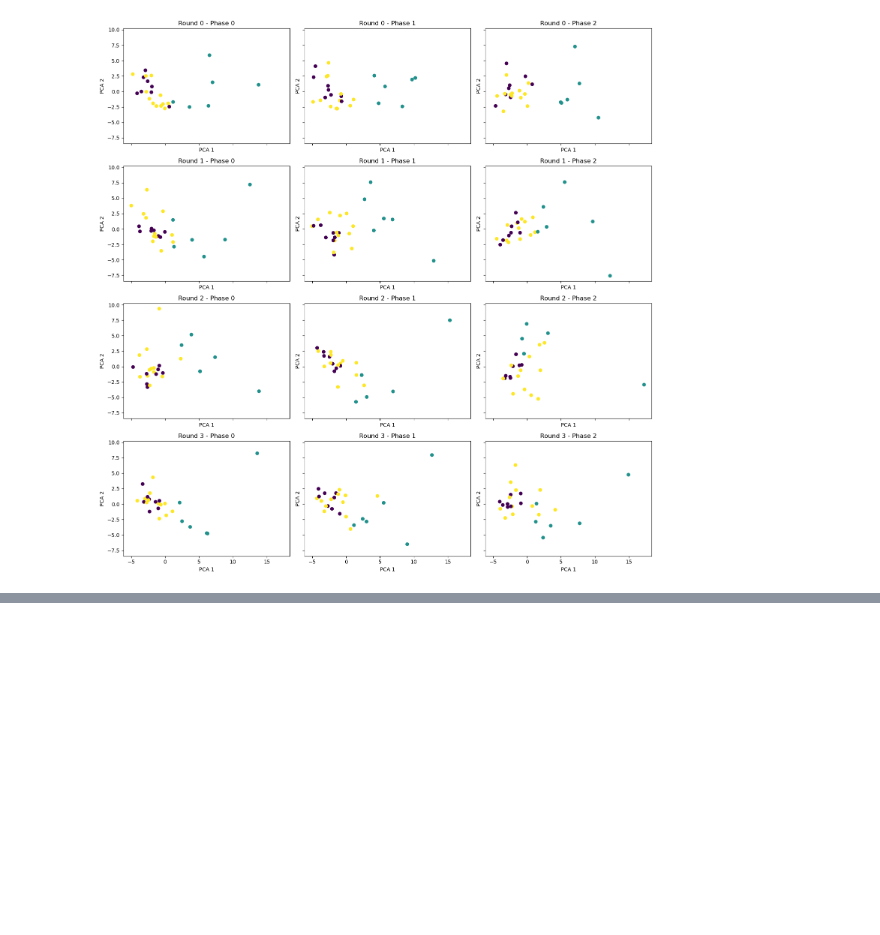
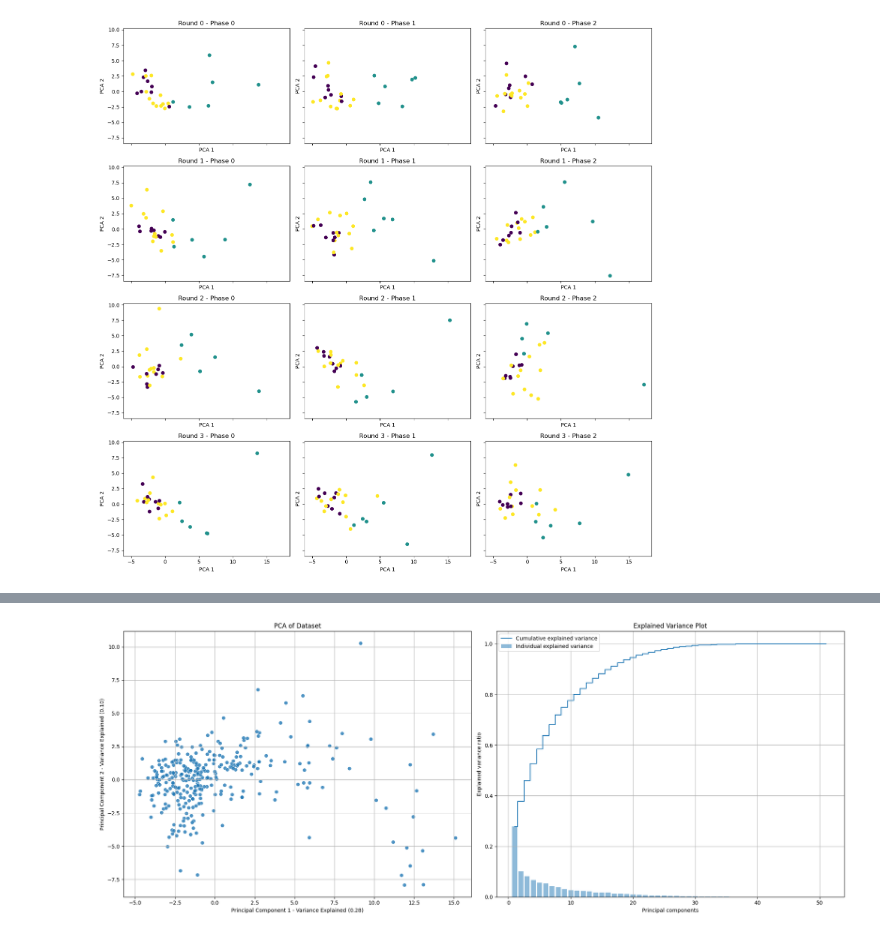
Before and after one commit to SorenBlattBendtsen/02582, a Jupyter notebook: Assignment_2/clusters_vs_emotions_pca.ipynb, the cells around one changed output, grey strips where cells are left out. Cells and saved outputs as stored; diff of their text form; code cells hidden in the pictures; blank space fills up the shorter version.

```diff
--- a/Assignment_2/clusters_vs_emotions_pca.ipynb
+++ b/Assignment_2/clusters_vs_emotions_pca.ipynb
@@ -542,0 +590,37 @@ plt.show()
+# %%
+from sklearn.decomposition import PCA
+df = standardize(data[num_cols])
+# PCA
+pca = PCA()  # Reduce to 2 dimensions for visualization
+principal_components = pca.fit_transform(df[num_cols])
+principal_df = pd.DataFrame(data=principal_components[:,[0,1]], columns=['PC1', 'PC2'])
+principal_top_25 = pd.DataFrame(data=principal_components[:,[:25]], columns=['PC1', 'PC2', 'PC3', 'PC4', 'PC5', 'PC6', 'PC7', 'PC8', 'PC9', 'PC10', 'PC11', 'PC12', 'PC13', 'PC14', 'PC15', 'PC16', 'PC17', 'PC18', 'PC19', 'PC20', 'PC21', 'PC22', 'PC23', 'PC24', 'PC25']])
+# Explained variance ratio
+explained_variance = pca.explained_variance_ratio_
+
+# Plotting
+fig, axs = plt.subplots(1, 2,figsize=(20, 8))
+ax = axs[0]
+sns.scatterplot(x='PC1', y='PC2', data=principal_df, palette='Set2', s=50, alpha=0.8, edgecolor='w', ax=ax)
+ax.set_title('PCA of Dataset')
+ax.set_xlabel(f'Principal Component 1 - Variance Explained ({explained_variance[0]:.2f})')
+ax.set_ylabel(f'Principal Component 2 - Variance Explained ({explained_variance[1]:.2f})')
+ax.grid(True)
+
+# Cumulative explained variance
+cumulative_variance = explained_variance.cumsum()
+ax = axs[1]
+# Plotting
+ax.bar(range(1, len(explained_variance) + 1), explained_variance, alpha=0.5, align='center', label='Individual explained variance')
+ax.step(range(1, len(cumulative_variance) + 1), cumulative_variance, where='mid', label='Cumulative explained variance')
+ax.set_ylabel('Explained variance ratio')
+ax.set_xlabel('Principal components')
+ax.set_title('Explained Variance Plot')
+ax.legend(loc='best')
+ax.grid(True)
+
+
+plt.tight_layout()
+plt.show()
+# %% [output]
+[figure, added]
```
Also changed, not shown: parts of 16 cells of this notebook, 6 other files.
